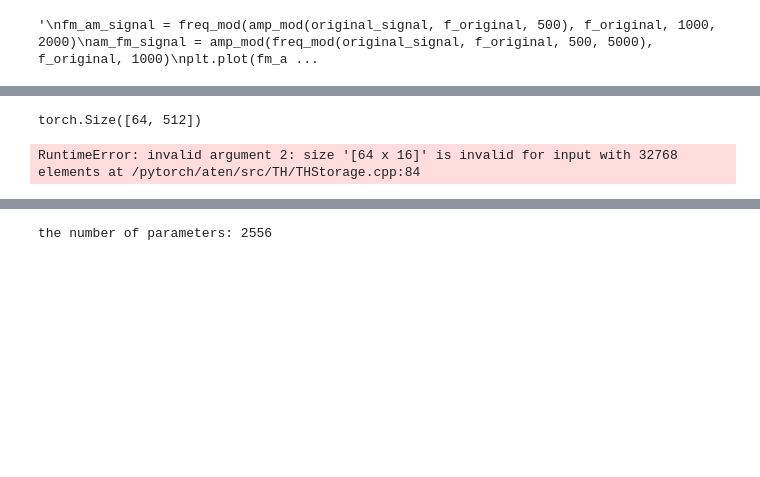
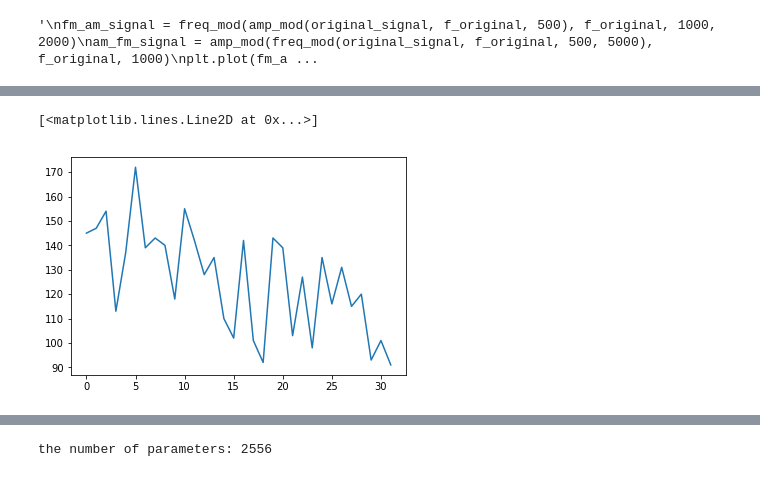
Before and after one commit to cross32768/dilated_conv, a Jupyter notebook: dilated_conv.ipynb, the cells around one changed output, grey strips where cells are left out. Drawn from its saved outputs; the diff is of its cells as text; code cells hidden in the pictures; blank space fills up the shorter version.

```diff
--- a/dilated_conv.ipynb
+++ b/dilated_conv.ipynb
@@ -171,19 +171,24 @@ def make_dataset(signal, n_reception):
 # %%
 # FM変調信号学習、バリデーションのためのデータセットの準備
 '''
 X_fm, Y_fm = make_dataset(fm_signal_quantized_8bit, N_reception)
 X_fm_train, X_fm_valid, Y_fm_train, Y_fm_valid = train_test_split(X_fm, Y_fm, test_size = 0.2)
 ds_fm_train = TensorDataset(Tensor(X_fm_train), LongTensor(Y_fm_train))
 ds_fm_valid = TensorDataset(Tensor(X_fm_valid), LongTensor(Y_fm_valid))
 fm_train_loader = DataLoader(ds_fm_train, batch_size = 64, shuffle = True)
 fm_valid_loader = DataLoader(ds_fm_valid, batch_size = 64, shuffle = False)
 '''
 X_fm, Y_fm = make_dataset(fm_signal_added_whitegauss_quantized_8bit, N_reception)
 X_fm_train, X_fm_valid, Y_fm_train, Y_fm_valid = train_test_split(X_fm, Y_fm, test_size = 0.2)
 ds_fm_train = TensorDataset(Tensor(X_fm_train), LongTensor(Y_fm_train))
 ds_fm_valid = TensorDataset(Tensor(X_fm_valid), LongTensor(Y_fm_valid))
 fm_train_loader = DataLoader(ds_fm_train, batch_size = 64, shuffle = True)
 fm_valid_loader = DataLoader(ds_fm_valid, batch_size = 64, shuffle = False)
+inp, tar = iter(fm_train_loader).next()
+plt.plot(inp[0].numpy())
+# %% [output]
+[<matplotlib.lines.Line2D at 0x...>]
+[figure, added]
 # %%
 # AM変調信号学習、バリデーションのためのデータセットの準備
 X_am, Y_am = make_dataset(am_signal_quantized_8bit, N_reception)
@@ -228,11 +233,3 @@ class Conv1D(nn.Module):
         out = out.view(out.size()[0], out.size()[1])
         out = self.fc(out)
         return out
-# %%
-inputs, targets = iter(fm_train_loader).next()
-print(inputs.size())
-net = Conv1D(256)
-net(inputs)
-# %% [output]
-torch.Size([64, 512])
-RuntimeError: invalid argument 2: size '[64 x 16]' is invalid for input with 32768 elements at /pytorch/aten/src/TH/THStorage.cpp:84
```
Also changed, not shown: parts of 12 cells of this notebook.
